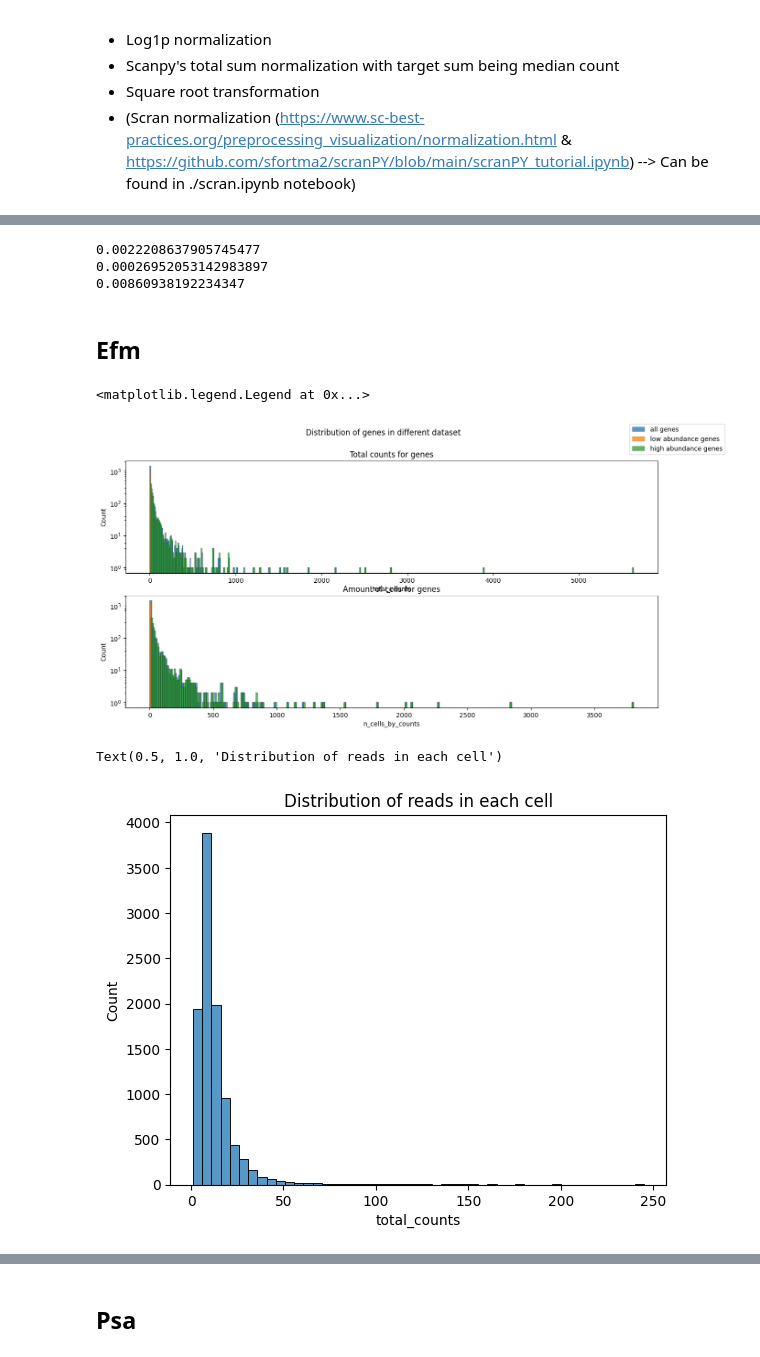
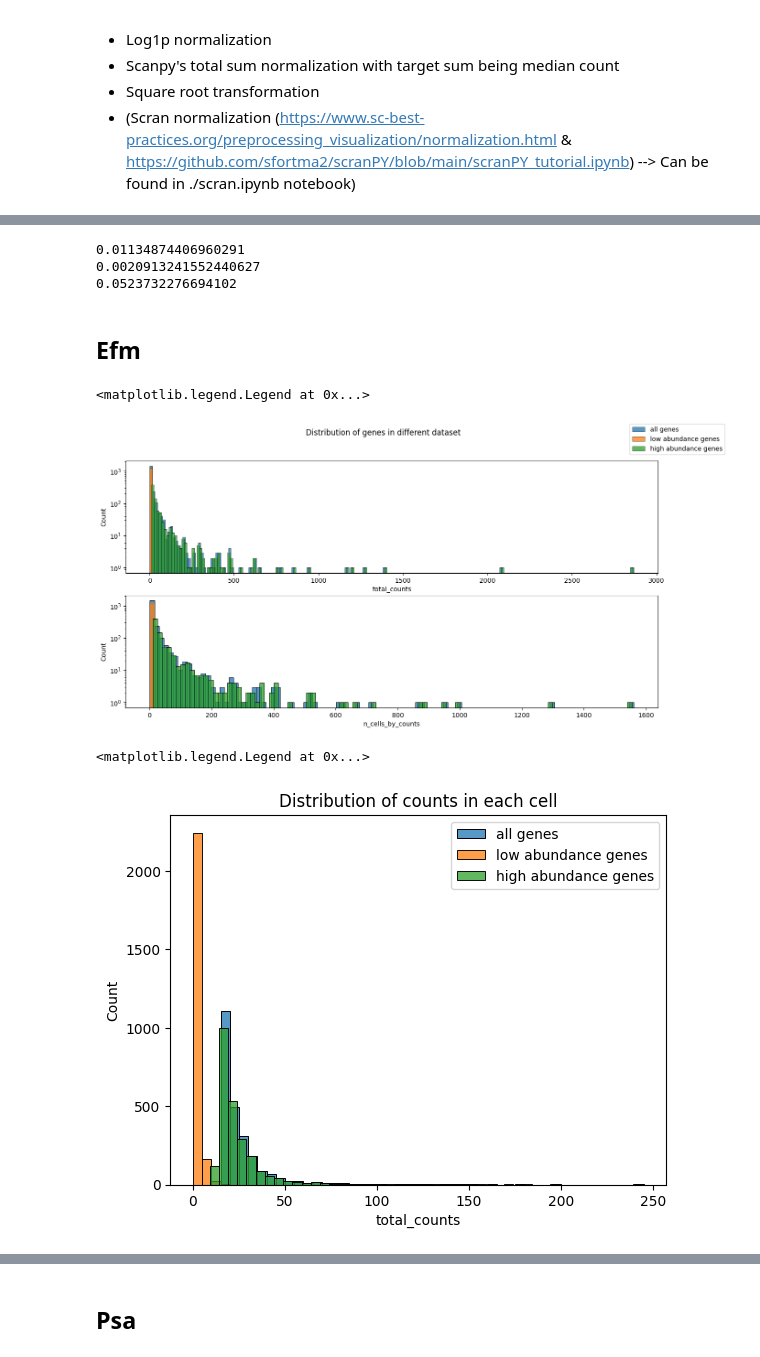
Before and after one commit to leuschjanphilipp/BacDrop-ggi, a Jupyter notebook: notebooks/preprocessing.ipynb, the cells around one changed output, grey strips where cells are left out. Drawn from its saved outputs; the diff is of its cells as text; code cells hidden in the pictures.

```diff
--- a/notebooks/preprocessing.ipynb
+++ b/notebooks/preprocessing.ipynb
@@ -67,0 +72,3 @@ sc.pl.umap(data_gex, color=["strains"])
+# %%
+sc.pp.calculate_qc_metrics(data_gex, var_type="genes", percent_top=None, log1p=False, inplace=True)
+data_gex
@@ -321,9 +420,9 @@ print(calc_sparsity(ec_mudata["all_genes"].X.A))
 print(calc_sparsity(ec_mudata["low_abundance_genes"].X.A))
 print(calc_sparsity(ec_mudata["high_abundance_genes"].X.A))
 # %% [output]
-0.0022208637905745477
-0.00026952053142983897
-0.00860938192234347
+0.01134874406960291
+0.0020913241552440627
+0.0523732276694102
 # %% [markdown]
 ## Efm
 # %%
@@ -350,20 +449,23 @@ sns.histplot(efm_mudata["high_abundance_genes"].var["n_cells_by_counts"], binwid
 axes[0].set_yscale("log")
 axes[1].set_yscale("log")
 
-axes[0].set_title("Total counts for genes")
-axes[1].set_title("Amount of cells for genes")
+#axes[0].set_title("Total counts for genes")
+#axes[1].set_title("Amount of cells for genes")
 
 fig.suptitle("Distribution of genes in different dataset")
 fig.legend()
 # %% [output]
 <matplotlib.legend.Legend at 0x...>
-[figure, old version]
+[figure, new version]
 # %%
 sns.histplot(efm_mudata["all_genes"].obs["total_counts"], binwidth=5, kde=False, color="C0", label="all genes")
-plt.title("Distribution of reads in each cell")
+sns.histplot(efm_mudata["low_abundance_genes"].obs["total_counts"], binwidth=5, kde=False, color="C1", label="low abundance genes")
+sns.histplot(efm_mudata["high_abundance_genes"].obs["total_counts"], binwidth=5, kde=False, color="C2", label="high abundance genes")
+plt.title("Distribution of counts in each cell")
+plt.legend()
 # %% [output]
-Text(0.5, 1.0, 'Distribution of reads in each cell')
+<matplotlib.legend.Legend at 0x...>
-[figure, old version]
+[figure, new version]
 # %%
 for i in efm_mudata.mod:
     efm_mudata[i].layers["raw_counts"]  = efm_mudata[i].X
```
Also changed, not shown: parts of 45 cells of this notebook, 3 other files.
